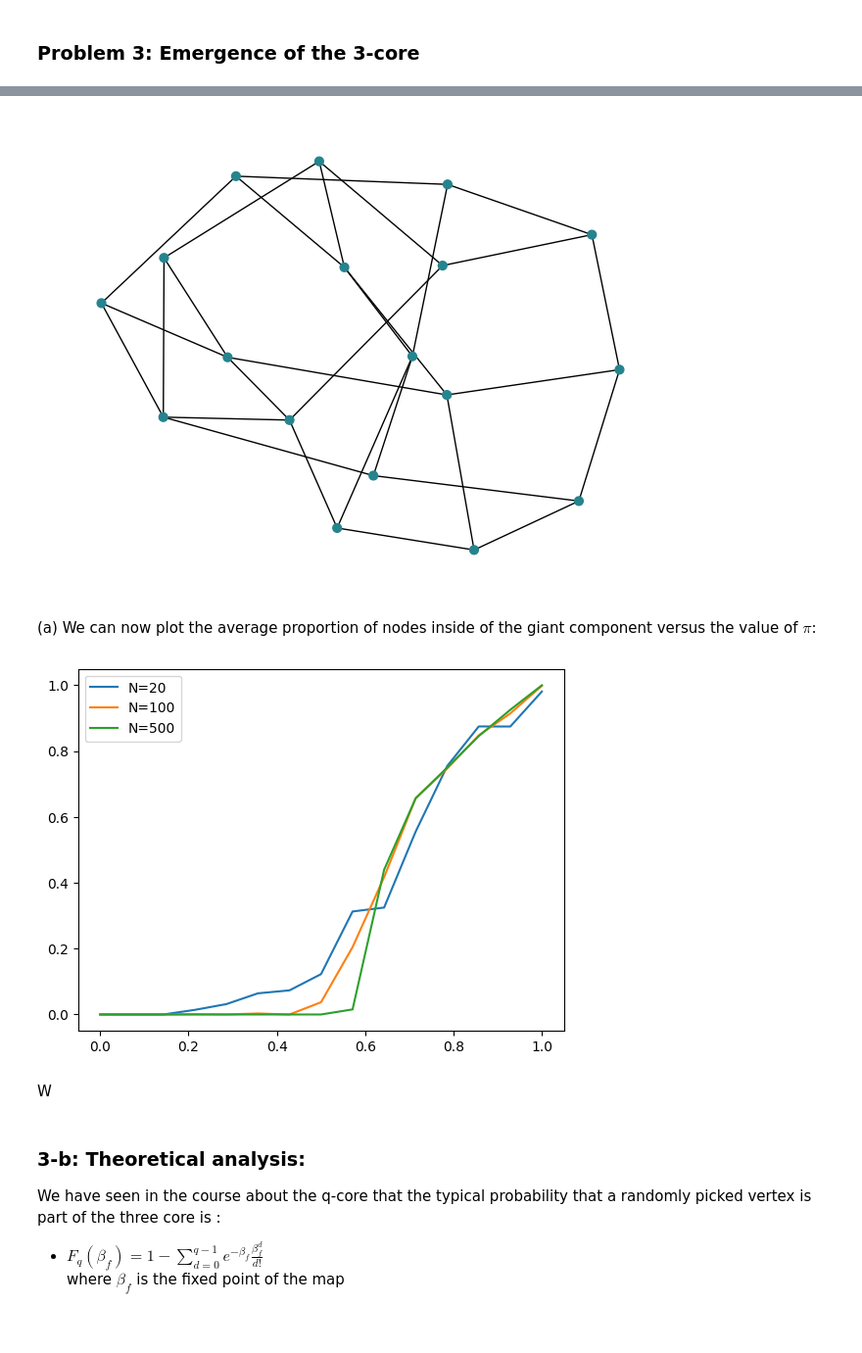
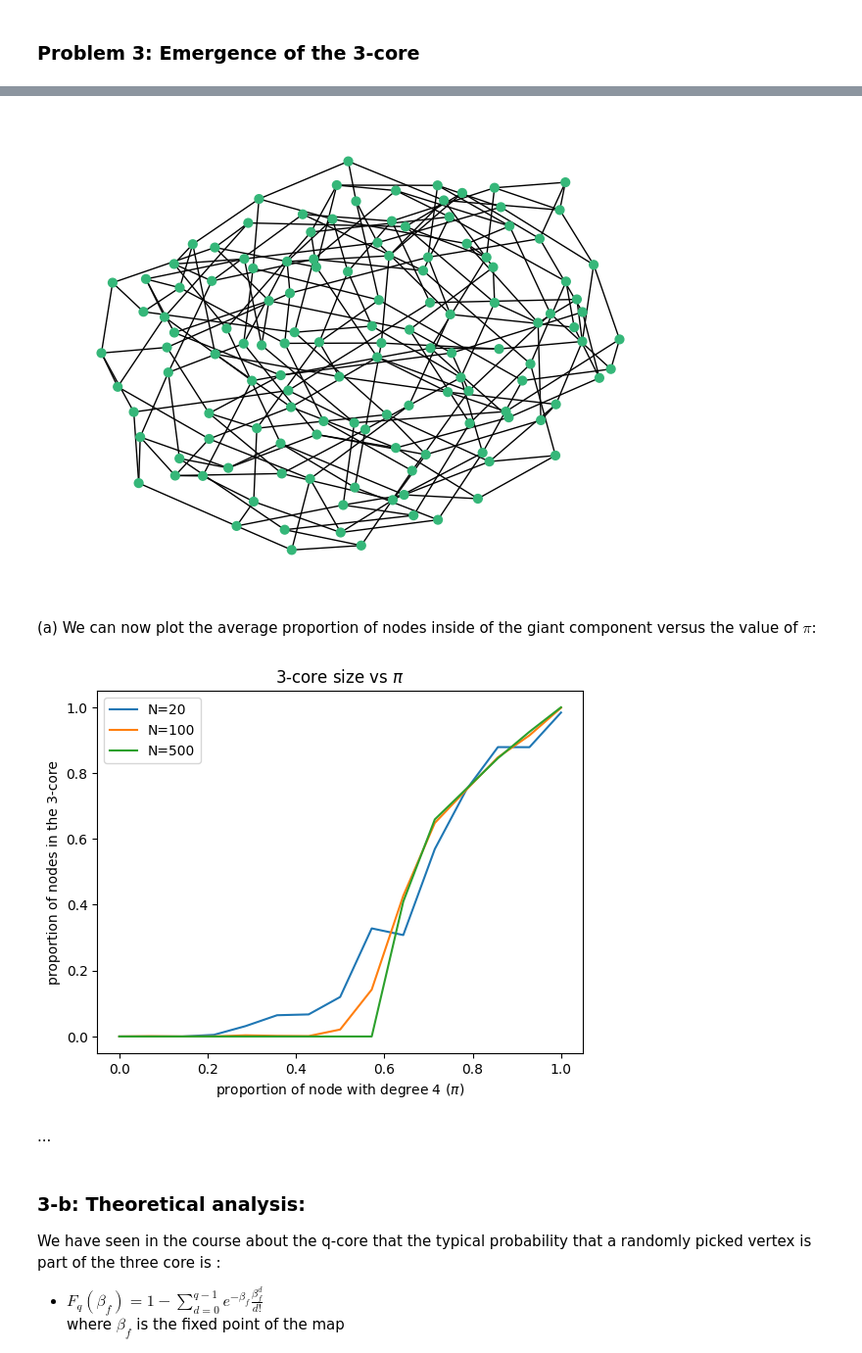
Before and after one commit to jolatechno/cours-ENS, a Jupyter notebook: cours/M2/S4/complex_network/project/JosephTOUZET_complex_network.ipynb, the cells around one changed output, grey strips where cells are left out. Shown at 98% size. Cells and saved outputs as stored; diff of their text form; code cells hidden in the pictures; blank space fills up the shorter version.

```diff
--- a/cours/M2/S4/complex_network/project/JosephTOUZET_complex_network.ipynb
+++ b/cours/M2/S4/complex_network/project/JosephTOUZET_complex_network.ipynb
@@ -294,7 +313,9 @@ def find_k_core(graph, k):
         for node in to_remove:
             G.remove_node(node)
 # %%
-graph = gen_rgm_biased(40, 0.6)
+graph = gen_rgm_biased(200, 0.7)
 
 plot_graph(graph)
+
+plt.savefig("./presentation/images/generated_graph2.png")
 # %% [output]
@@ -304,8 +325,10 @@ core3_component = find_k_core(graph, 3)
 core3_subgraph = graph.subgraph(core3_component)
 
 plot_graph(core3_subgraph)
+
+plt.savefig("./presentation/images/generated_graph2_3core.png")
 # %% [output]
-[figure, old version]
+[figure, new version]
 # %% [markdown]
 (a) We can now plot the average proportion of nodes inside of the giant component versus the value of $\pi$:
 # %%
@@ -325,13 +348,17 @@ for N,size in zip(Ns,sizes):
 # %%
 for size,curve in zip(sizes, avg_size_3core):
     plt.plot(pis, curve, label=f"N={ size }")
 
+plt.title(r"3-core size vs $\pi$")
+plt.xlabel(r"proportion of node with degree 4 ($\pi$)")
+plt.ylabel("proportion of nodes in the 3-core")
+
 plt.legend()
 plt.show()
 # %% [output]
-[figure, old version]
+[figure, new version]
 # %% [markdown]
-W
+...
 # %% [markdown]
 ### 3-b: Theoretical analysis:
 
```
Also changed, not shown: parts of 14 cells of this notebook, 10 other files.
